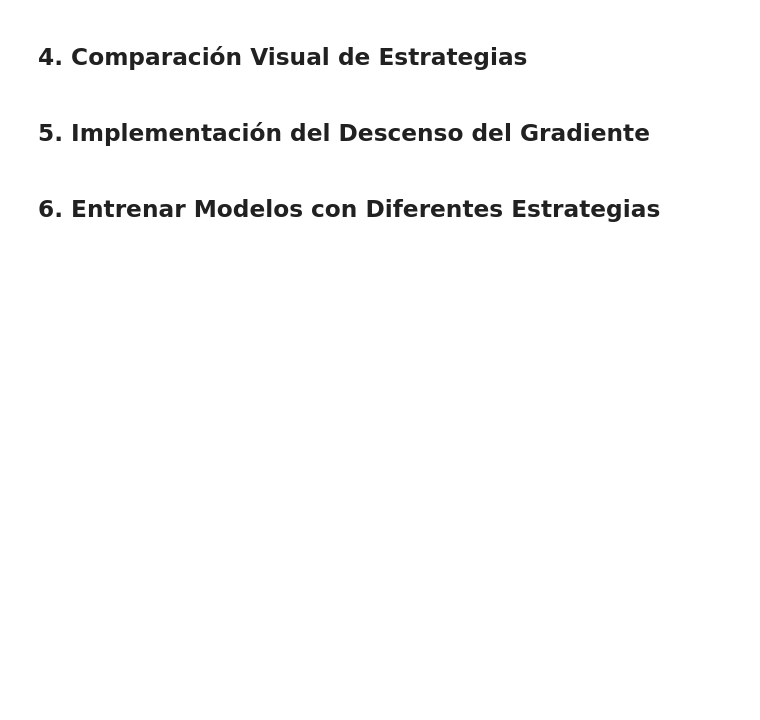
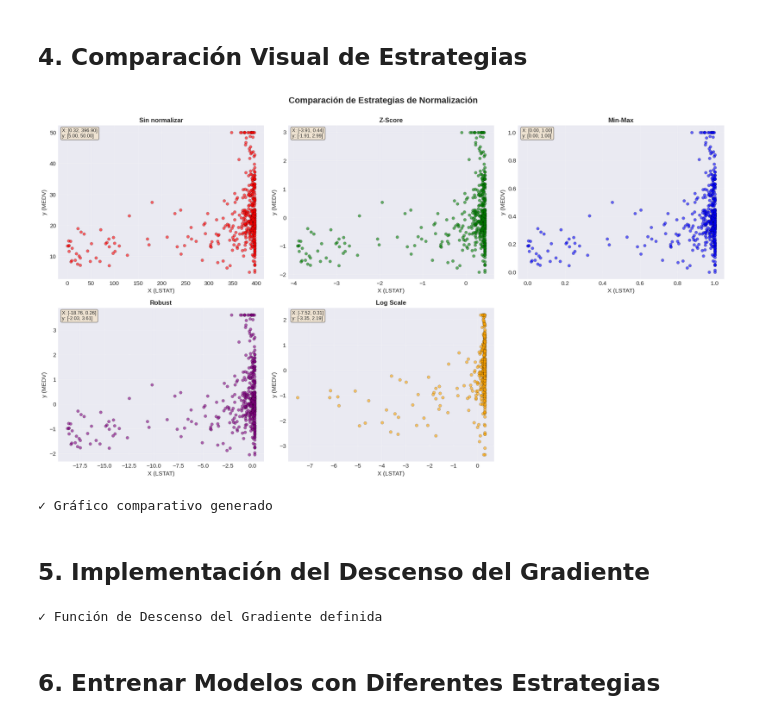
Before and after one commit to manramirezpi/Normalizacion-Datos, a Jupyter notebook: boston_normalization_strategies.ipynb, the cells around one changed output. Cells and saved outputs as stored; diff of their text form; code cells hidden in the pictures; blank space fills up the shorter version.

```diff
--- a/boston_normalization_strategies.ipynb
+++ b/boston_normalization_strategies.ipynb
@@ -54,7 +56,7 @@ print("✓ Librerías importadas correctamente")
 # https://lib.stat.cmu.edu/datasets/boston
 
 data_url = "https://lib.stat.cmu.edu/datasets/boston"
-raw_df = pd.read_csv(data_url, sep="\\s+", skiprows=22, header=None)
+raw_df = pd.read_csv(data_url, sep=r"\s+", skiprows=22, header=None)
 
 # Organizar los datos
 # El archivo tiene un formato especial donde los datos están en dos líneas por registro
@@ -71,14 +73,14 @@ y_raw = target  # MEDV
 print("="*70)
 print("BOSTON HOUSING DATASET (Datos reales de 1978)")
 print("="*70)
-print(f"\\nTotal de muestras: {len(X_raw)}")
-print(f"\\nVariable independiente (X): LSTAT (% población baja renta)")
+print(f"\nTotal de muestras: {len(X_raw)}")
+print(f"\nVariable independiente (X): LSTAT (% población baja renta)")
 print(f"  - Rango: [{X_raw.min():.2f}, {X_raw.max():.2f}]")
 print(f"  - Media: {X_raw.mean():.2f}")
 print(f"  - Desviación estándar: {X_raw.std():.2f}")
 print(f"  - Amplitud: {X_raw.max() - X_raw.min():.2f}")
 
-print(f"\\nVariable dependiente (y): MEDV (Valor mediano en $1000)")
+print(f"\nVariable dependiente (y): MEDV (Valor mediano en $1000)")
 print(f"  - Rango: [{y_raw.min():.2f}, {y_raw.max():.2f}]")
 print(f"  - Media: {y_raw.mean():.2f}")
 print(f"  - Desviación estándar: {y_raw.std():.2f}")
@@ -86,6 +88,6 @@ print(f"  - Amplitud: {y_raw.max() - y_raw.min():.2f}")
 
 # Calculamos el ratio de escala (problema sin normalización)
 ratio = y_raw.std() / X_raw.std()
-print(f"\\n⚠️  RATIO DE DESVIACIÓN ESTÁNDAR: {ratio:.2f}")
+print(f"\n⚠️  RATIO DE DESVIACIÓN ESTÁNDAR: {ratio:.2f}")
 print(f"   Esto significa que pequeños cambios en X causan GRANDES cambios en gradientes")
 print("="*70)
@@ -254,42 +341,45 @@ print(f"\n✓ Log Scaling aplicado correctamente")
 # %%
 # Crear gráfico comparativo de todas las estrategias
 fig, axes = plt.subplots(2, 3, figsize=(18, 10))
 
 strategies = [
     ('Sin normalizar', X_raw, y_raw),
     ('Z-Score', X_zscore, y_zscore),
     ('Min-Max', X_minmax, y_minmax),
     ('Robust', X_robust, y_robust),
     ('Log Scale', X_log_norm, y_log_norm)
 ]
 
 colors = ['red', 'green', 'blue', 'purple', 'orange']
 
 for idx, (name, X, y) in enumerate(strategies):
     ax = axes[idx // 3, idx % 3]
     ax.scatter(X, y, alpha=0.6, s=30, color=colors[idx], edgecolors='black', linewidth=0.3)
     ax.set_title(f'{name}', fontsize=12, fontweight='bold')
     ax.set_xlabel('X (LSTAT)', fontsize=11)
     ax.set_ylabel('y (MEDV)', fontsize=11)
     ax.grid(True, alpha=0.3)
-    x_range = f\"[{X.min():.2f}, {X.max():.2f}]\"
-    y_range = f\"[{y.min():.2f}, {y.max():.2f}]\"
-    ax.text(0.02, 0.98, f'X: {x_range}\\ny: {y_range}', transform=ax.transAxes, fontsize=9, verticalalignment='top', bbox=dict(boxstyle='round', facecolor='wheat', alpha=0.5))
+    x_range = f"[{X.min():.2f}, {X.max():.2f}]"
+    y_range = f"[{y.min():.2f}, {y.max():.2f}]"
+    ax.text(0.02, 0.98, f'X: {x_range}\ny: {y_range}', transform=ax.transAxes, fontsize=9, verticalalignment='top', bbox=dict(boxstyle='round', facecolor='wheat', alpha=0.5))
 
 axes[1, 2].axis('off')
 plt.suptitle('Comparación de Estrategias de Normalización', fontsize=16, fontweight='bold', y=1.00)
 plt.tight_layout()
 plt.show()
 
 print('✓ Gráfico comparativo generado')
+# %% [output]
+[figure, added]
+✓ Gráfico comparativo generado
 # %% [markdown]
 ## 5. Implementación del Descenso del Gradiente
 # %%
 def gradient_descent(X, y, learning_rate=0.01, iterations=1000, verbose=False):
-    \"\"\"
+    """
     Implementa Descenso del Gradiente para regresión lineal simple.
     Modelo: y = w*X + b
-    \"\"\"
+    """
     m = len(X)
     w, b = 0.0, 0.0
     losses = []
@@ -327,6 +417,8 @@ def gradient_descent(X, y, learning_rate=0.01, iterations=1000, verbose=False):
     return w, b, losses, converged_at, False
 
 print('✓ Función de Descenso del Gradiente definida')
+# %% [output]
+✓ Función de Descenso del Gradiente definida
 # %% [markdown]
 ## 6. Entrenar Modelos con Diferentes Estrategias
 # %%
```
Also changed, not shown: parts of 14 cells of this notebook.
